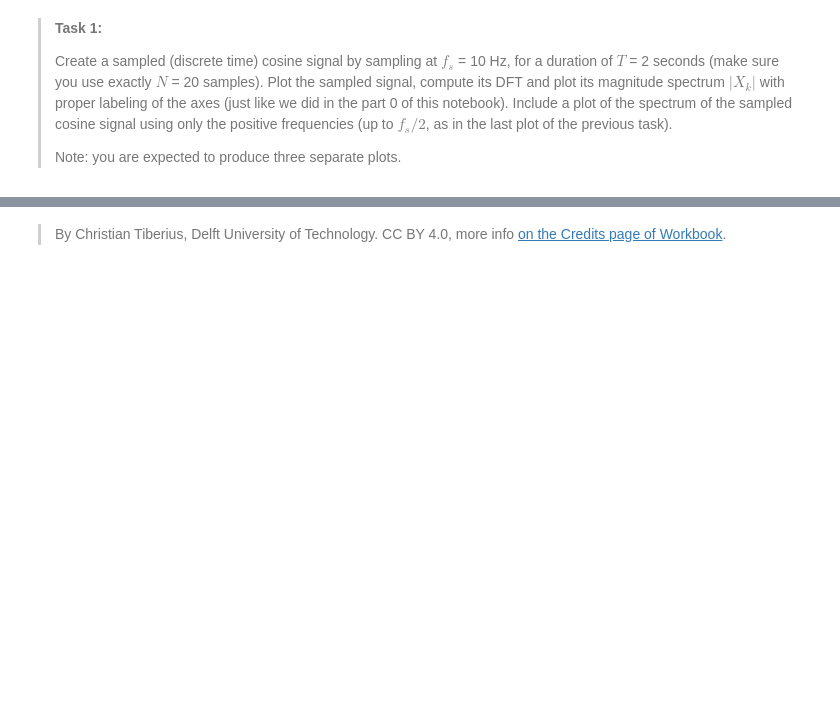
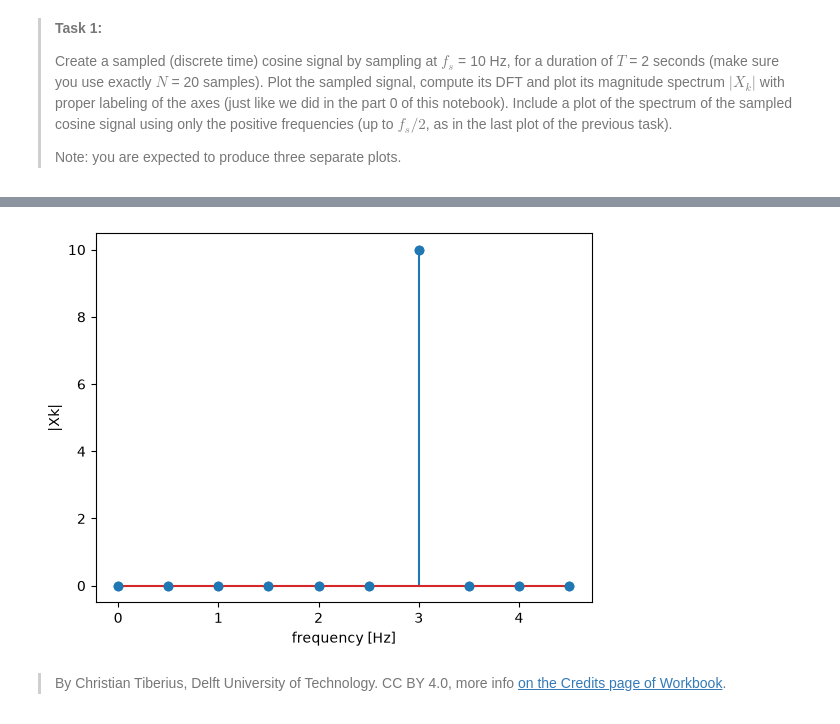
Before and after one commit to candicehabay11/WS2.3, a Jupyter notebook: DFT.ipynb, the cells around one changed output, grey strips where cells are left out. Cells and saved outputs as stored; diff of their text form; code cells hidden in the pictures; blank space fills up the shorter version.

```diff
--- a/DFT.ipynb
+++ b/DFT.ipynb
@@ -162,6 +193,15 @@ As a side note: the cosine is strictly a periodic function, not a-periodic (as a
 # %%
-### YOUR CODE HERE ###
+# Plot DFT only using positive side
 
-# Plot 3
+abs_fft = np.abs(np.fft.fft(xt))
+freq=np.arange(0,fs,1/T)
+
+#Plot 3
+plt.stem(freq[:int(N/2)], abs_fft[:int(N/2)])
+plt.plot(freq[:int(N/2)], abs_fft[:int(N/2)], 'o')
+plt.ylabel('|Xk|')
+plt.xlabel('frequency [Hz]');
+# %% [output]
+[figure, added]
 # %% [markdown]
 > By Christian Tiberius, Delft University of Technology. CC BY 4.0, more info [on the Credits page of Workbook](https://mude.citg.tudelft.nl/workbook-2026/credits.html).
```
Also changed, not shown: parts of 7 cells of this notebook.
